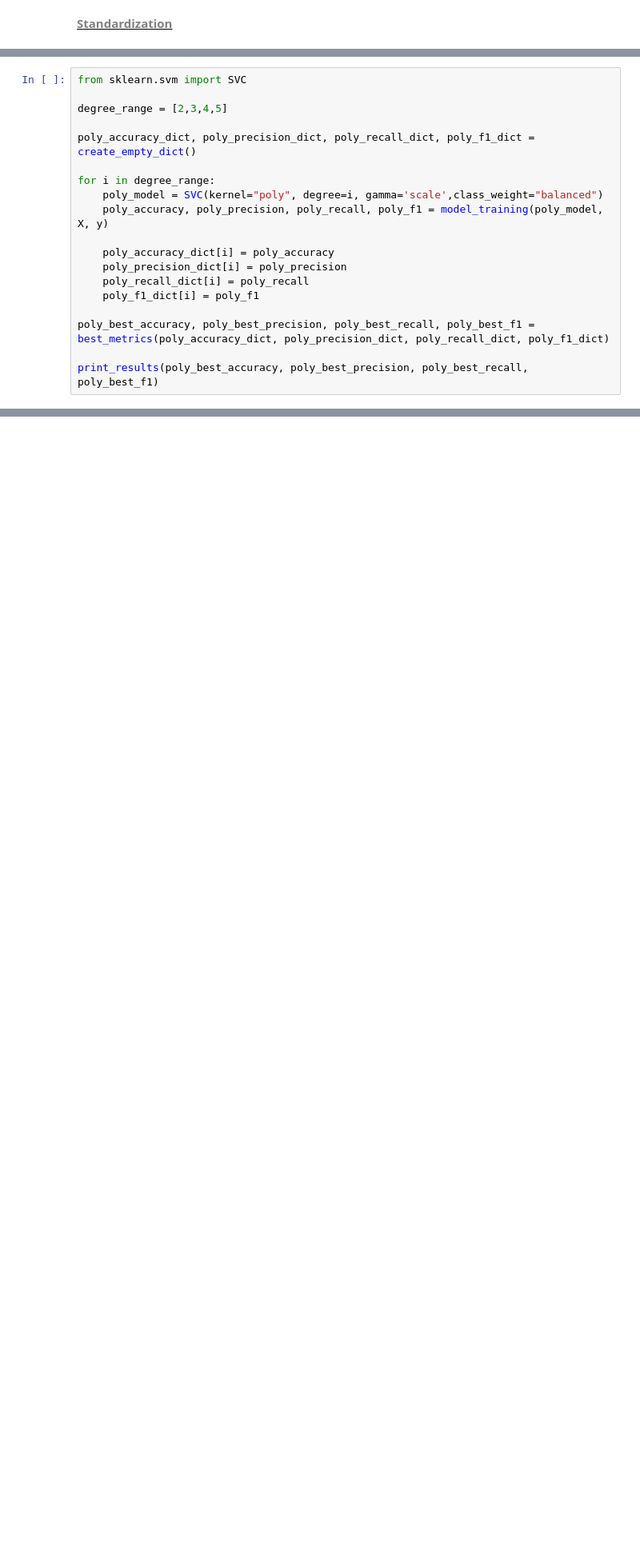
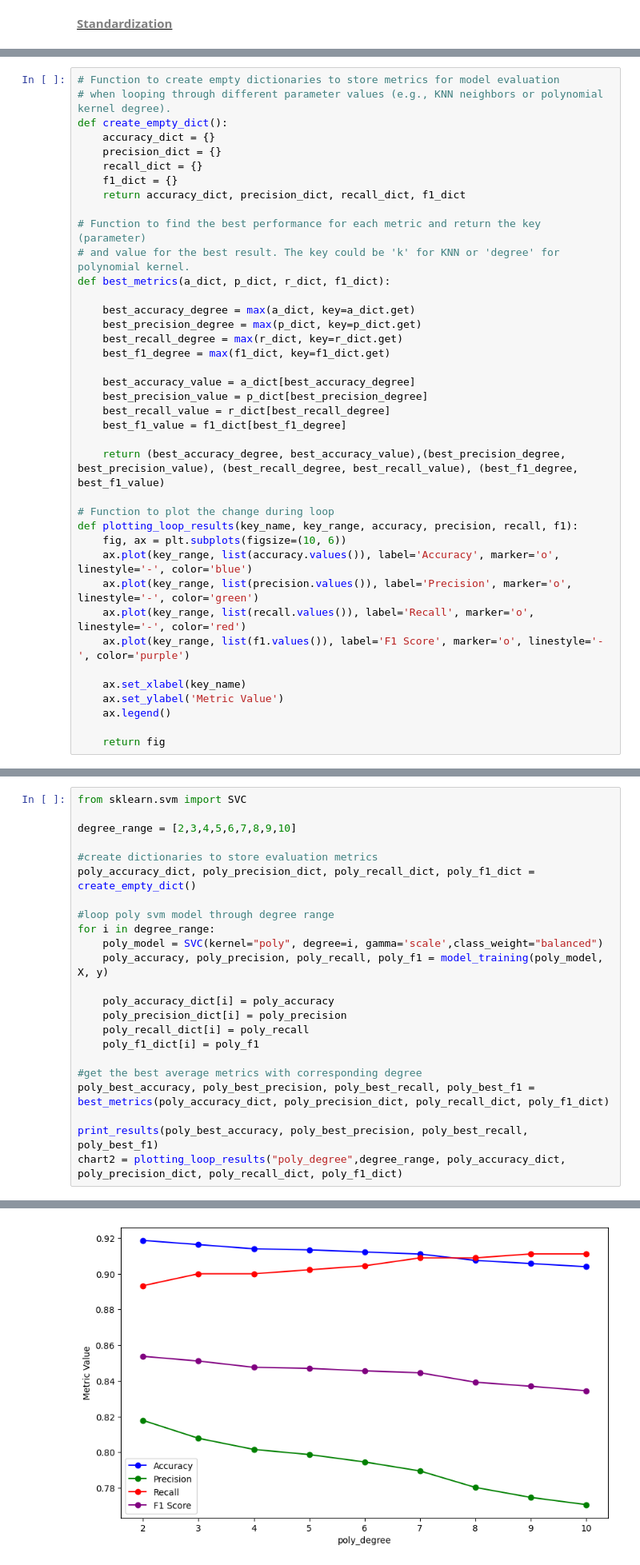
Before and after one commit to maidinh2409/CSIS---Coureworks, a Jupyter notebook: Fundamentals of Machine Learning/Course Project/Project1_Demi_L_139.ipynb, the cells around one changed output, grey strips where cells are left out. Shown at 80% size. Cells and saved outputs as stored; diff of their text form; blank space fills up the shorter version.

```diff
--- a/Fundamentals of Machine Learning/Course Project/Project1_Demi_L_139.ipynb
+++ b/Fundamentals of Machine Learning/Course Project/Project1_Demi_L_139.ipynb
@@ -751,5 +765,44 @@ def print_results(accuracy, precision, recall, f1):
     print("Best precision:", precision)
     print("Best recall:", recall)
     print("Best f1:", f1)
+# %%
+# Function to create empty dictionaries to store metrics for model evaluation
+# when looping through different parameter values (e.g., KNN neighbors or polynomial kernel degree).
+def create_empty_dict():
+    accuracy_dict = {}
+    precision_dict = {}
+    recall_dict = {}
+    f1_dict = {}
+    return accuracy_dict, precision_dict, recall_dict, f1_dict
+
+# Function to find the best performance for each metric and return the key (parameter)
+# and value for the best result. The key could be 'k' for KNN or 'degree' for polynomial kernel.
+def best_metrics(a_dict, p_dict, r_dict, f1_dict):
+
+    best_accuracy_degree = max(a_dict, key=a_dict.get)
+    best_precision_degree = max(p_dict, key=p_dict.get)
+    best_recall_degree = max(r_dict, key=r_dict.get)
+    best_f1_degree = max(f1_dict, key=f1_dict.get)
+
+    best_accuracy_value = a_dict[best_accuracy_degree]
+    best_precision_value = p_dict[best_precision_degree]
+    best_recall_value = r_dict[best_recall_degree]
+    best_f1_value = f1_dict[best_f1_degree]
+
+    return (best_accuracy_degree, best_accuracy_value),(best_precision_degree, best_precision_value), (best_recall_degree, best_recall_value), (best_f1_degree, best_f1_value)
+
+# Function to plot the change during loop
+def plotting_loop_results(key_name, key_range, accuracy, precision, recall, f1):
+    fig, ax = plt.subplots(figsize=(10, 6))
+    ax.plot(key_range, list(accuracy.values()), label='Accuracy', marker='o', linestyle='-', color='blue')
+    ax.plot(key_range, list(precision.values()), label='Precision', marker='o', linestyle='-', color='green')
+    ax.plot(key_range, list(recall.values()), label='Recall', marker='o', linestyle='-', color='red')
+    ax.plot(key_range, list(f1.values()), label='F1 Score', marker='o', linestyle='-', color='purple')
+
+    ax.set_xlabel(key_name)
+    ax.set_ylabel('Metric Value')
+    ax.legend()
+
+    return fig
 # %% [markdown]
 ### 3.1. Logistics Regression
@@ -806,10 +859,12 @@ def best_metrics(a_dict, p_dict, r_dict, f1_dict):
 # %%
 from sklearn.svm import SVC
 
-degree_range = [2,3,4,5]
+degree_range = [2,3,4,5,6,7,8,9,10]
 
+#create dictionaries to store evaluation metrics
 poly_accuracy_dict, poly_precision_dict, poly_recall_dict, poly_f1_dict = create_empty_dict()
 
+#loop poly svm model through degree range
 for i in degree_range:
     poly_model = SVC(kernel="poly", degree=i, gamma='scale',class_weight="balanced")
     poly_accuracy, poly_precision, poly_recall, poly_f1 = model_training(poly_model, X, y)
@@ -819,7 +874,9 @@ for i in degree_range:
     poly_recall_dict[i] = poly_recall
     poly_f1_dict[i] = poly_f1
 
+#get the best average metrics with corresponding degree
 poly_best_accuracy, poly_best_precision, poly_best_recall, poly_best_f1 = best_metrics(poly_accuracy_dict, poly_precision_dict, poly_recall_dict, poly_f1_dict)
 
 print_results(poly_best_accuracy, poly_best_precision, poly_best_recall, poly_best_f1)
+chart2 = plotting_loop_results("poly_degree",degree_range, poly_accuracy_dict, poly_precision_dict, poly_recall_dict, poly_f1_dict)
 # %% [output]
@@ -830,2 +887,3 @@ Best f1: (2, 0.8565671273756325)
+[figure, added]
 # %% [markdown]
 ### 3.3. K-Nearest Neighbors (KNN)
```
Also changed, not shown: parts of 63 cells of this notebook, 2 other files.
